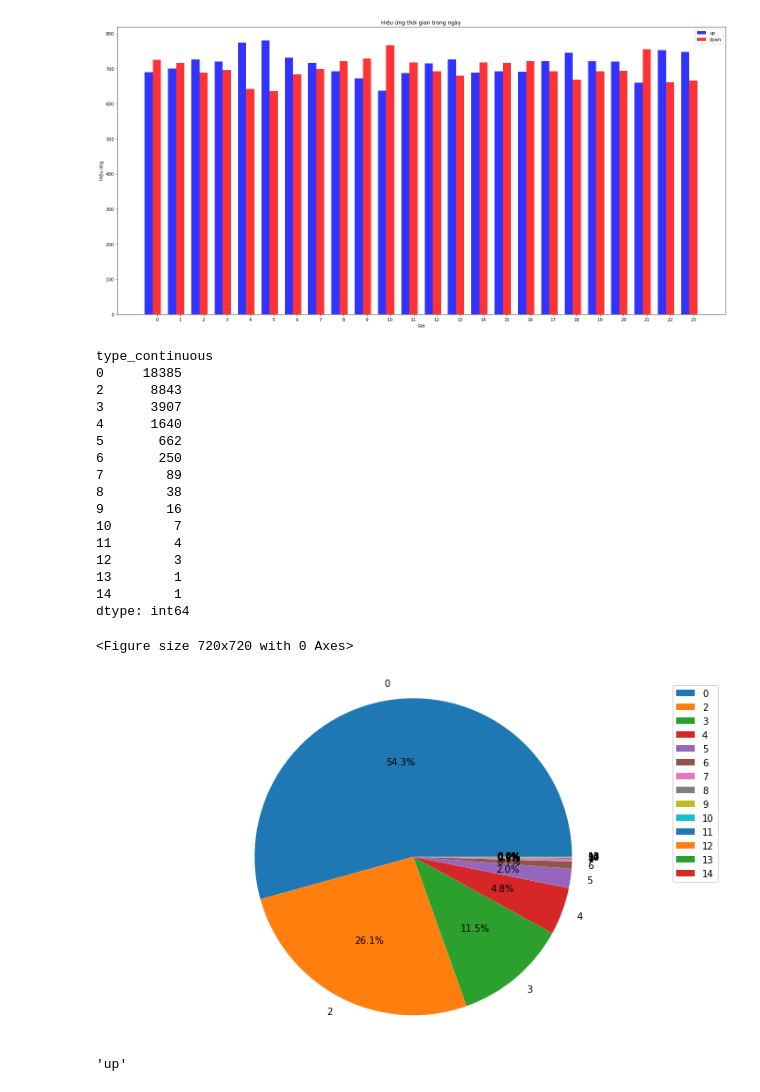
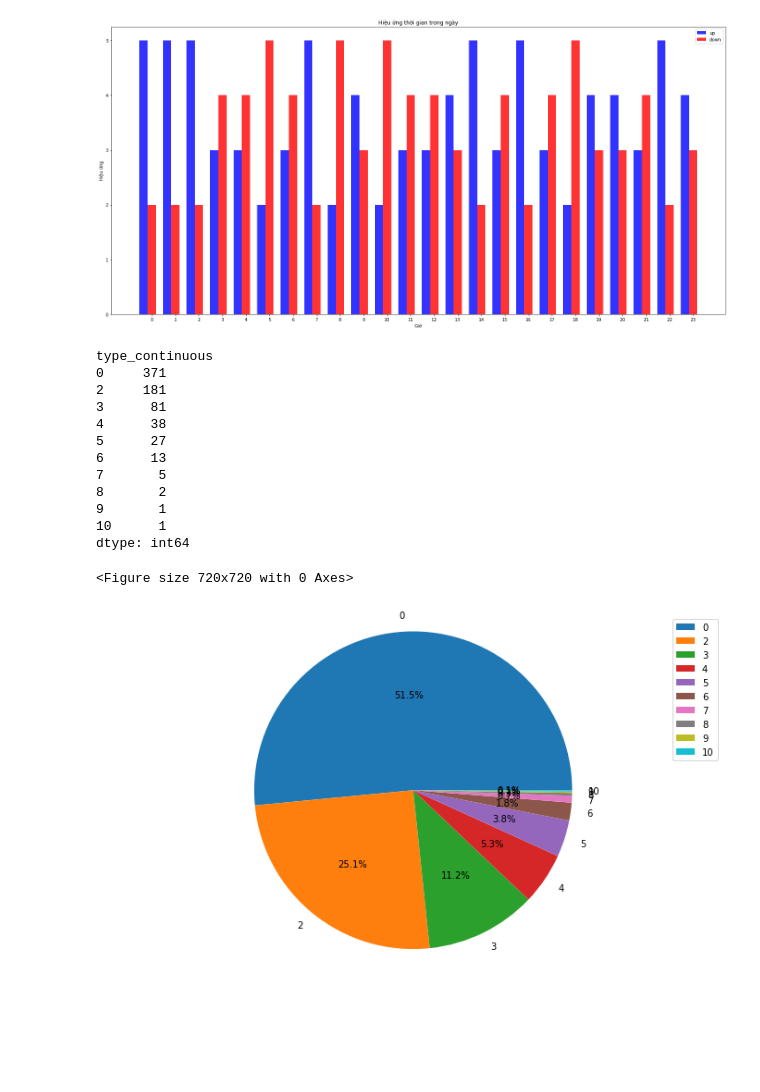
Before and after one commit to bachpx195/the_big_trade, a Jupyter notebook: TheBigTrade/HighestHourInDay.ipynb, the cells around one changed output. Saved outputs shown, nothing was run; the diff lists cells and outputs as text; code cells hidden in the pictures; blank space fills up the shorter version.

```diff
--- a/TheBigTrade/HighestHourInDay.ipynb
+++ b/TheBigTrade/HighestHourInDay.ipynb
@@ -11,7 +11,7 @@ import numpy as np
 
 merchandise_rate = MerchandiseRate()
 merchandise_rate_id = merchandise_rate.find_by_slug('LTCUSDT')
-candlestick = Candlestick(merchandise_rate_id, 'hour', 24*500000000, "DESC")
+candlestick = Candlestick(merchandise_rate_id, 'hour', 24*7, "DESC")
 
 data_prices = candlestick.to_df()
 
@@ -109,4 +109,4 @@ date
-[figure, old version]
+[figure, new version]
 # %%
 # data_prices['type_continuous'].hist(bins=20)
 
@@ -130,27 +130,19 @@ plt.legend()
 plt.show()
 # %% [output]
 type_continuous
-0     18385
-2      8843
-3      3907
-4      1640
-5       662
-6       250
-7        89
-8        38
-9        16
-10        7
-11        4
-12        3
-13        1
-14        1
+0     371
+2     181
+3      81
+4      38
+5      27
+6      13
+7       5
+8       2
+9       1
+10      1
 dtype: int64
 <Figure size 720x720 with 0 Axes>
-[figure, old version]
+[figure, new version]
-# %%
-data_prices.iloc[0].type
-# %% [output]
-'up'
 # %%
 hour_observe = 20
 
```
Also changed, not shown: parts of 8 cells of this notebook, 4 other files.
